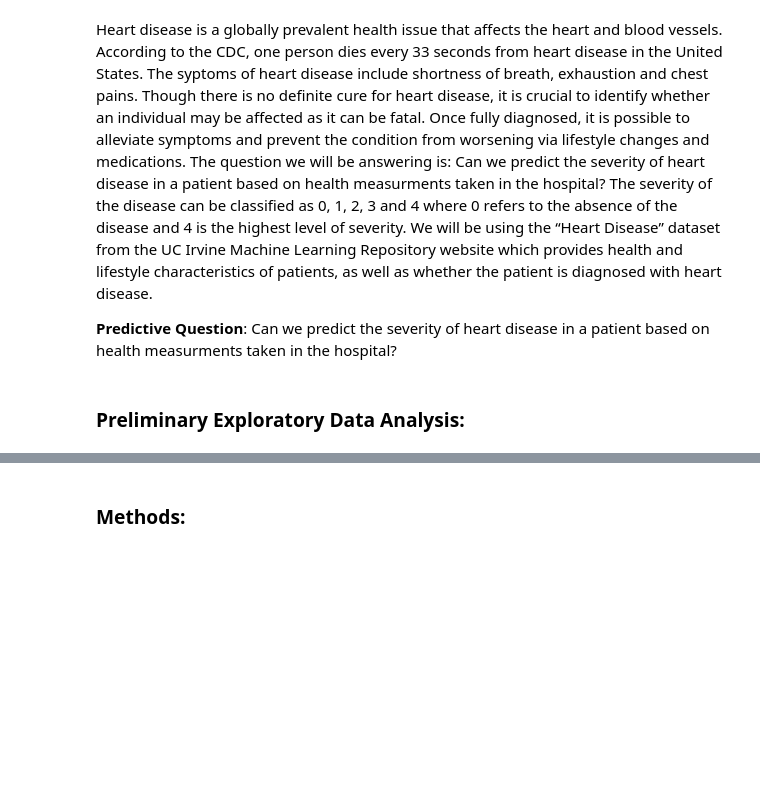
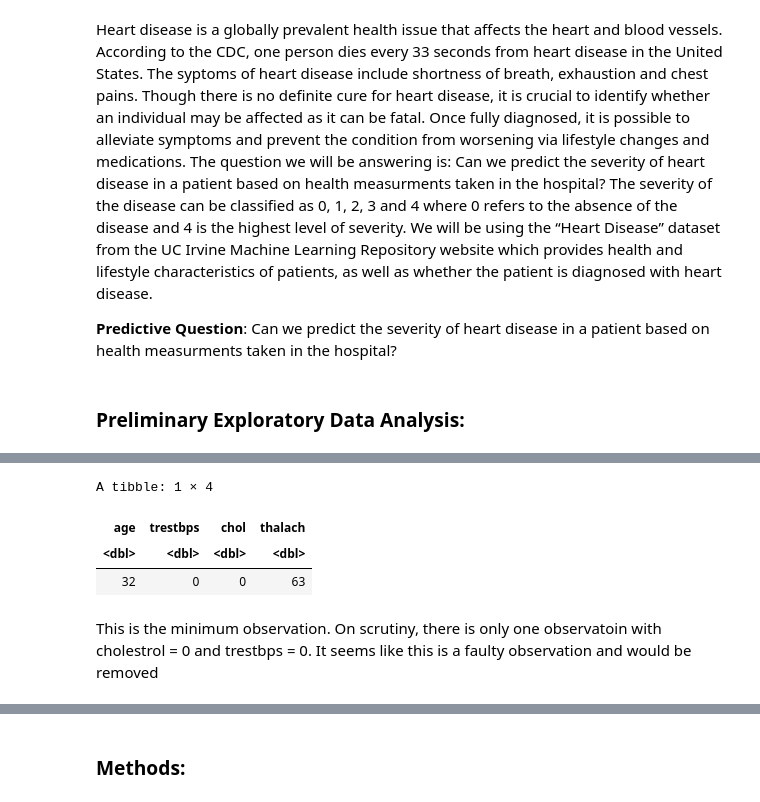
Before and after one commit to sachit-sharma/dsci-100-group-project-group53, a Jupyter notebook: project_proposal.ipynb, the cells around one changed output, grey strips where cells are left out. Saved outputs shown, nothing was run; the diff lists cells and outputs as text; code cells hidden in the pictures; blank space fills up the shorter version.

```diff
--- a/project_proposal.ipynb
+++ b/project_proposal.ipynb
@@ -100,3 +128,16 @@ A tibble: 1 × 4
+# %%
+#Calculating the min of the predictors
+min_obs <- heart_disease_select |>
+           map_df(min, na.rm = TRUE)
+
+min_obs
+# %% [output]
+A tibble: 1 × 4
+| age | trestbps | chol | thalach |
+| <dbl> | <dbl> | <dbl> | <dbl> |
+| 32 | 0 | 0 | 63 |
+# %% [markdown]
+This is the minimum observation. On scrutiny, there is only one observatoin with cholestrol = 0 and trestbps = 0. It seems like this is a faulty observation and would be removed
 # %%
 
 #Calculating the distribution of classes
```
Also changed, not shown: parts of 14 cells of this notebook.
